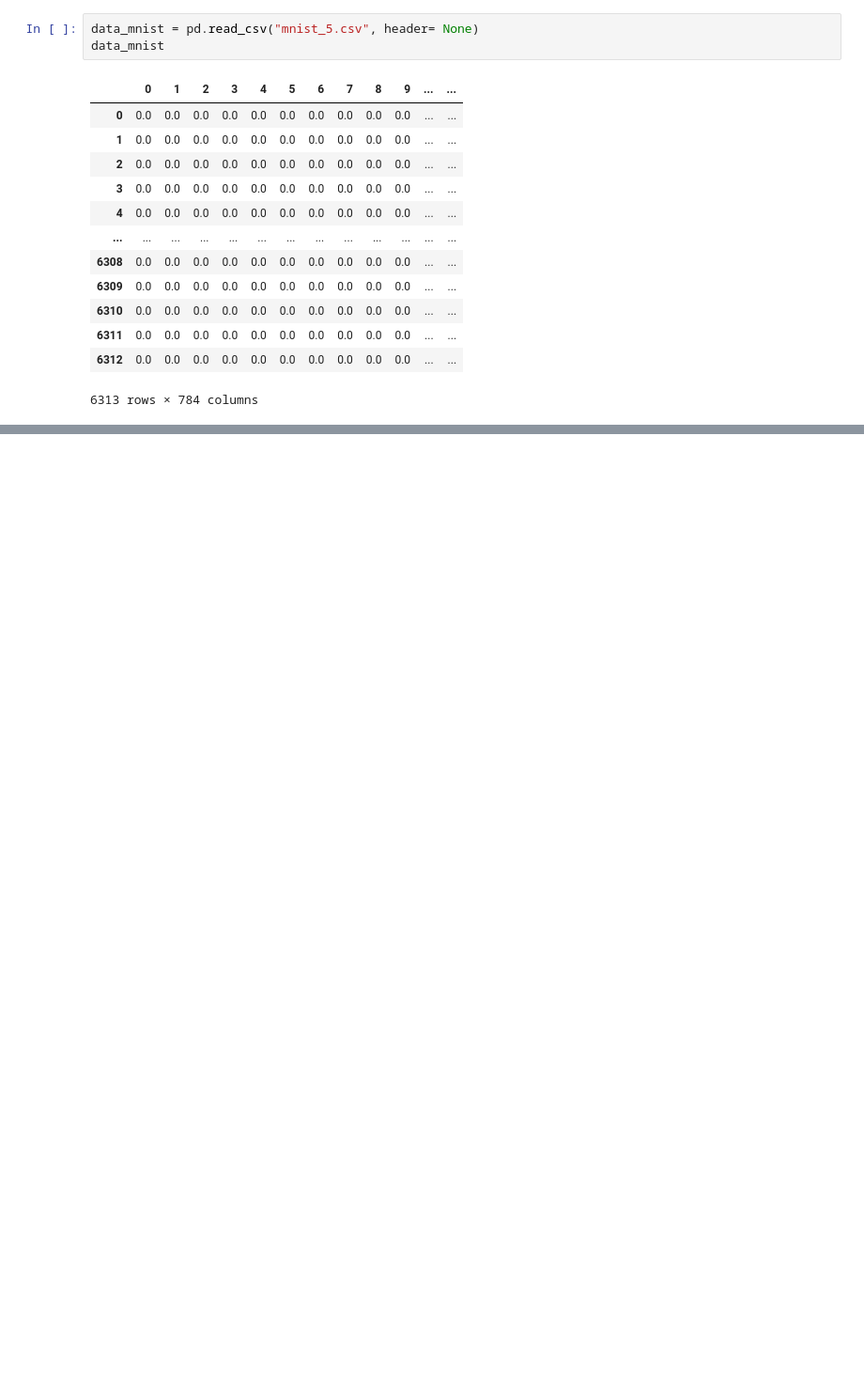
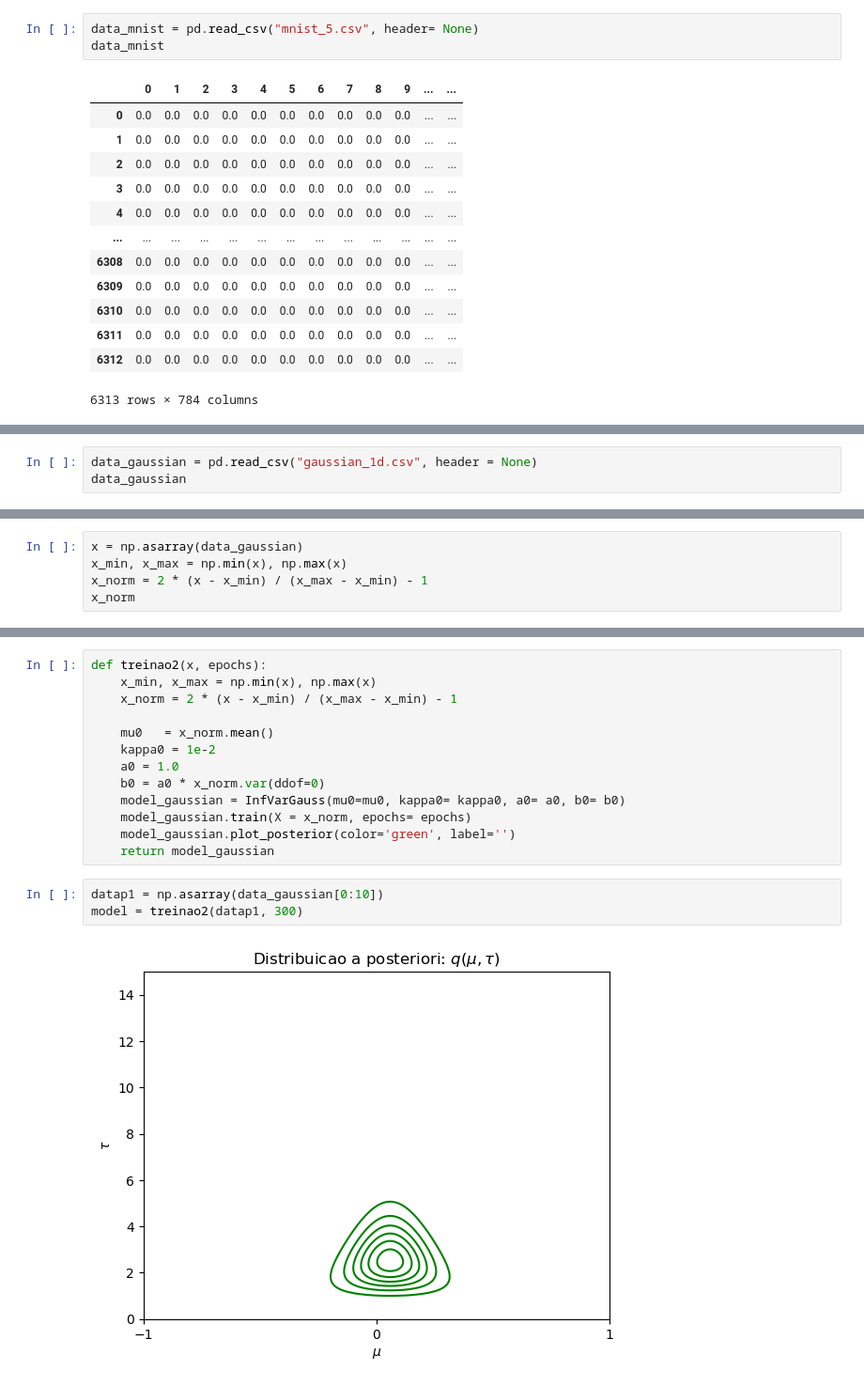
Before and after one commit to Lucasaraga0/ama_prob, a Jupyter notebook: amaprob_trab4/lista4.ipynb, the cells around one changed output, grey strips where cells are left out. Shown at 94% size. Drawn from its saved outputs; the diff is of its cells as text; blank space fills up the shorter version.

```diff
--- a/amaprob_trab4/lista4.ipynb
+++ b/amaprob_trab4/lista4.ipynb
@@ -227,0 +320,3 @@ np.save("reconstructed_X.npy", reconstructedX)
+# %%
+data_gaussian = pd.read_csv("gaussian_1d.csv", header = None)
+data_gaussian
@@ -227,0 +337,5 @@ np.save("reconstructed_X.npy", reconstructedX)
+# %%
+x = np.asarray(data_gaussian)
+x_min, x_max = np.min(x), np.max(x)
+x_norm = 2 * (x - x_min) / (x_max - x_min) - 1
+x_norm
@@ -227,0 +360,18 @@ np.save("reconstructed_X.npy", reconstructedX)
+# %%
+def treinao2(x, epochs):
+    x_min, x_max = np.min(x), np.max(x)
+    x_norm = 2 * (x - x_min) / (x_max - x_min) - 1
+
+    mu0   = x_norm.mean()
+    kappa0 = 1e-2
+    a0 = 1.0
+    b0 = a0 * x_norm.var(ddof=0)
+    model_gaussian = InfVarGauss(mu0=mu0, kappa0= kappa0, a0= a0, b0= b0)
+    model_gaussian.train(X = x_norm, epochs= epochs)
+    model_gaussian.plot_posterior(color='green', label='')
+    return model_gaussian
+# %%
+datap1 = np.asarray(data_gaussian[0:10])
+model = treinao2(datap1, 300)
+# %% [output]
+[figure, added]
```
Also changed, not shown: parts of 21 cells of this notebook, 3 other files.
